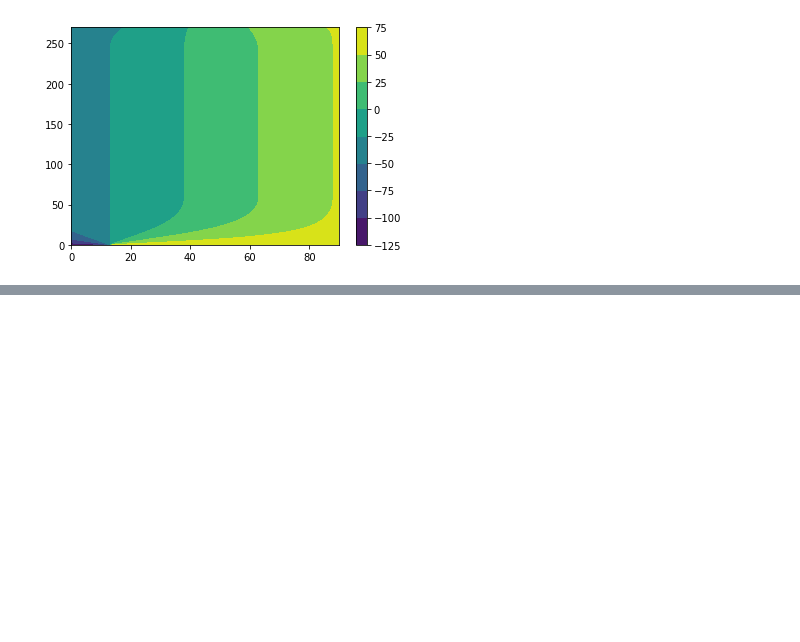
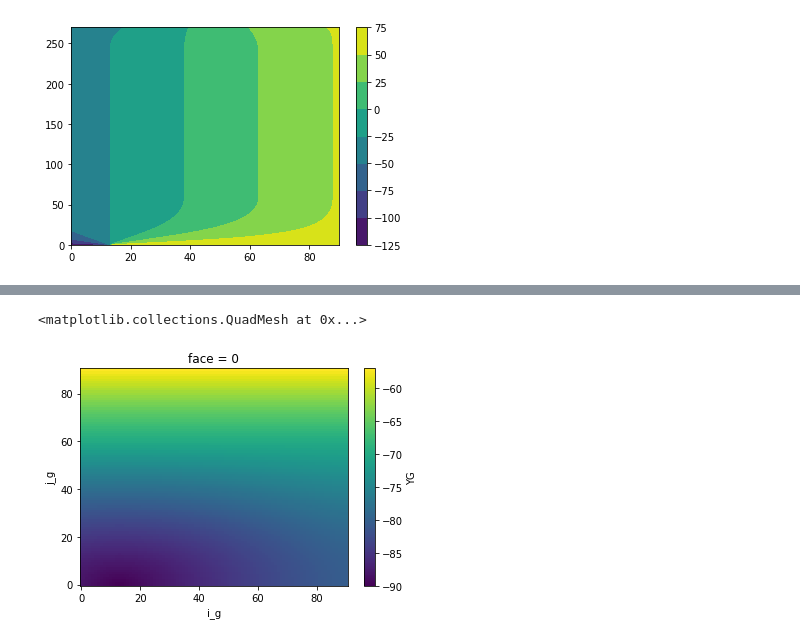
Before and after one commit to cspencerjones/float_stuff, a Jupyter notebook: python_code/llc_binning.ipynb, the cells around one changed output, grey strips where cells are left out. Drawn from its saved outputs; the diff is of its cells as text; code cells hidden in the pictures; blank space fills up the shorter version.

```diff
--- a/python_code/llc_binning.ipynb
+++ b/python_code/llc_binning.ipynb
@@ -536,0 +574,5 @@ plt.colorbar(cs)
+# %%
+grid.sel(face=0).YG.plot()
+# %% [output]
+<matplotlib.collections.QuadMesh at 0x...>
+[figure, added]
```
Also changed, not shown: parts of 6 cells of this notebook.
